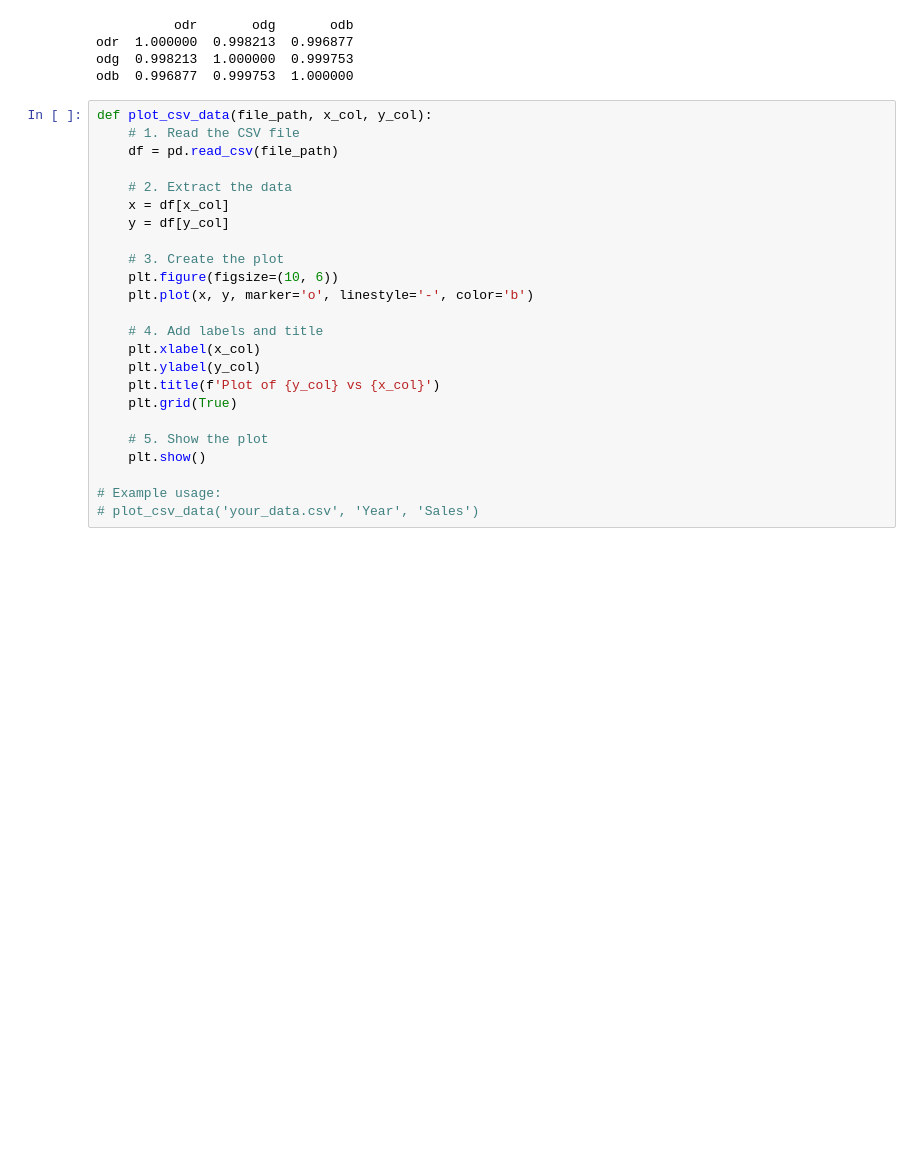
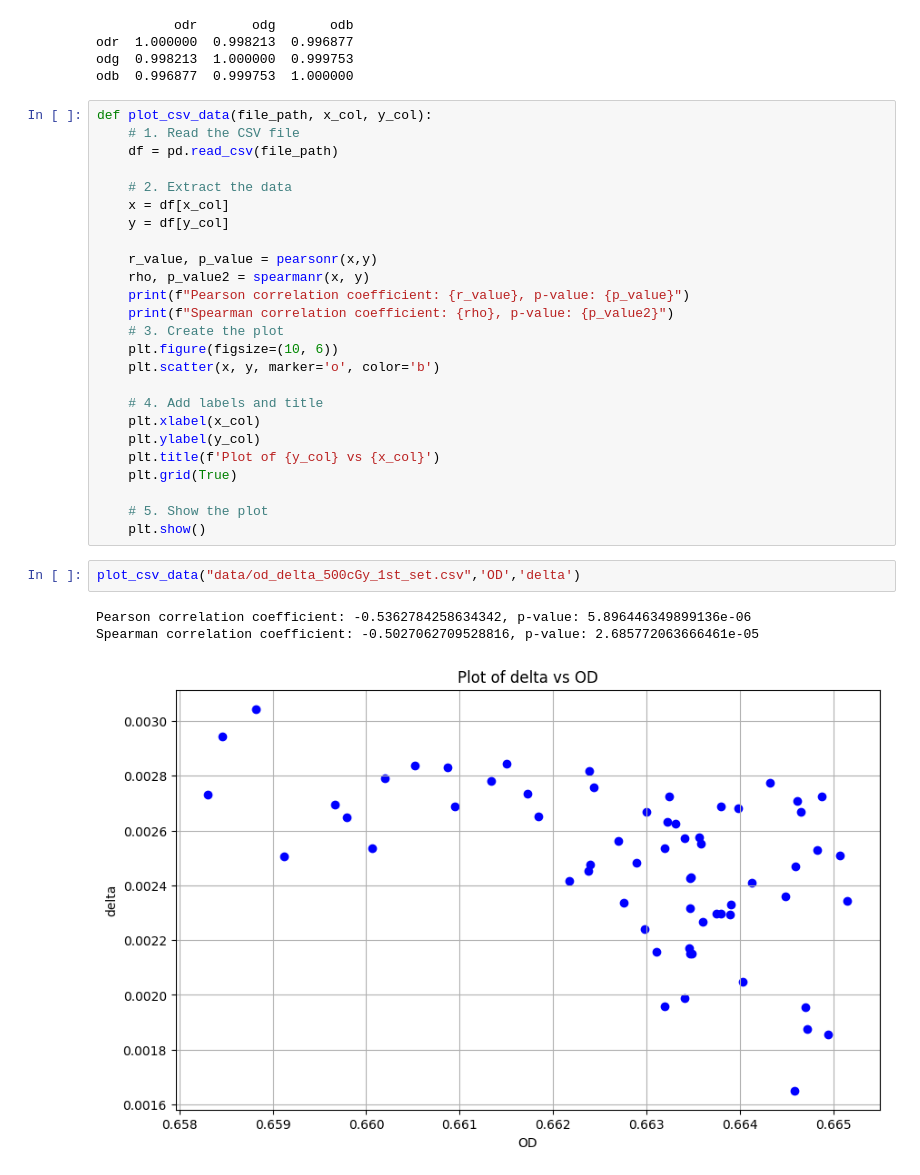
Before and after one commit to blueberrytoasts/FCO, a Jupyter notebook: testing.ipynb, the cells around one changed output. Drawn from its saved outputs; the diff is of its cells as text; blank space fills up the shorter version.

```diff
--- a/testing.ipynb
+++ b/testing.ipynb
@@ -25,9 +27,13 @@ def plot_csv_data(file_path, x_col, y_col):
     x = df[x_col]
     y = df[y_col]
 
+    r_value, p_value = pearsonr(x,y)
+    rho, p_value2 = spearmanr(x, y)
+    print(f"Pearson correlation coefficient: {r_value}, p-value: {p_value}")
+    print(f"Spearman correlation coefficient: {rho}, p-value: {p_value2}")
     # 3. Create the plot
     plt.figure(figsize=(10, 6))
-    plt.plot(x, y, marker='o', linestyle='-', color='b')
+    plt.scatter(x, y, marker='o', color='b')
 
     # 4. Add labels and title
     plt.xlabel(x_col)
@@ -37,6 +43,9 @@ def plot_csv_data(file_path, x_col, y_col):
 
     # 5. Show the plot
     plt.show()
-
-# Example usage:
-# plot_csv_data('your_data.csv', 'Year', 'Sales')
+# %%
+plot_csv_data("data/od_delta_500cGy_1st_set.csv",'OD','delta')
+# %% [output]
+Pearson correlation coefficient: -0.5362784258634342, p-value: 5.896446349899136e-06
+Spearman correlation coefficient: -0.5027062709528816, p-value: 2.685772063666461e-05
+[figure, added]
```
Also changed, not shown: parts of 1 cell of this notebook.
